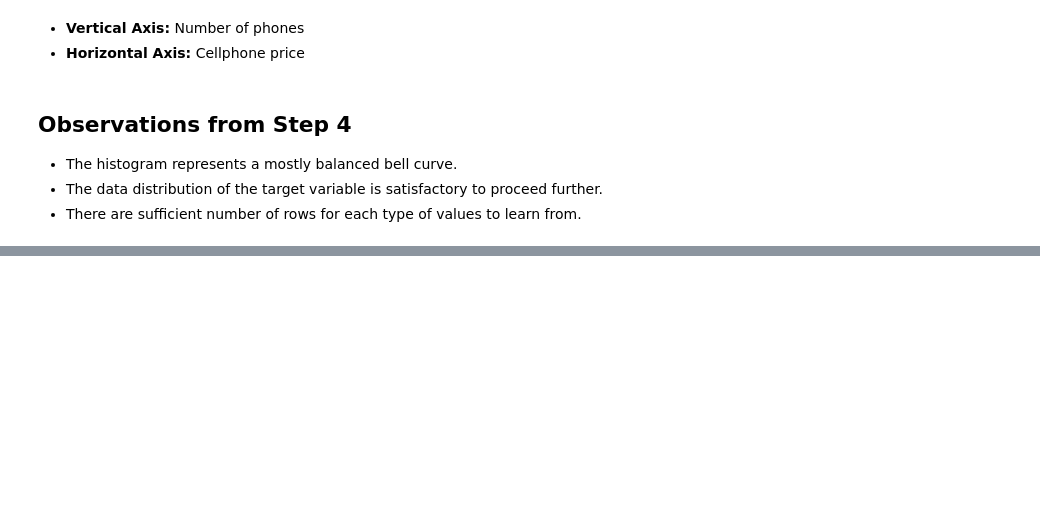
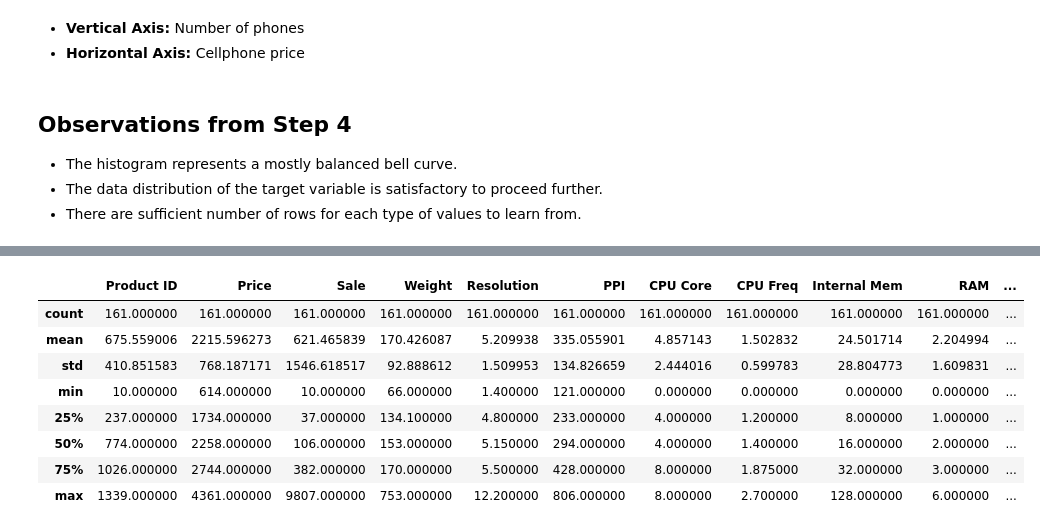
Before and after one commit to AdrianP03/ST1Capstone, a Jupyter notebook: ST1Capstone.ipynb, the cells around one changed output, grey strips where cells are left out. Cells and saved outputs as stored; diff of their text form; code cells hidden in the pictures; blank space fills up the shorter version.

```diff
--- a/ST1Capstone.ipynb
+++ b/ST1Capstone.ipynb
@@ -114,0 +176,13 @@ CellphoneData['Price'].hist()
+# %%
+# Looking at the descriptive statistics of the data
+CellphoneData.describe(include='all')
+# %% [output]
+|  | Product ID | Price | Sale | Weight | Resolution | PPI | CPU Core | CPU Freq | Internal Mem | RAM | ... |
+| count | 161.000000 | 161.000000 | 161.000000 | 161.000000 | 161.000000 | 161.000000 | 161.000000 | 161.000000 | 161.000000 | 161.000000 | ... |
+| mean | 675.559006 | 2215.596273 | 621.465839 | 170.426087 | 5.209938 | 335.055901 | 4.857143 | 1.502832 | 24.501714 | 2.204994 | ... |
+| std | 410.851583 | 768.187171 | 1546.618517 | 92.888612 | 1.509953 | 134.826659 | 2.444016 | 0.599783 | 28.804773 | 1.609831 | ... |
+| min | 10.000000 | 614.000000 | 10.000000 | 66.000000 | 1.400000 | 121.000000 | 0.000000 | 0.000000 | 0.000000 | 0.000000 | ... |
+| 25% | 237.000000 | 1734.000000 | 37.000000 | 134.100000 | 4.800000 | 233.000000 | 4.000000 | 1.200000 | 8.000000 | 1.000000 | ... |
+| 50% | 774.000000 | 2258.000000 | 106.000000 | 153.000000 | 5.150000 | 294.000000 | 4.000000 | 1.400000 | 16.000000 | 2.000000 | ... |
+| 75% | 1026.000000 | 2744.000000 | 382.000000 | 170.000000 | 5.500000 | 428.000000 | 8.000000 | 1.875000 | 32.000000 | 3.000000 | ... |
+| max | 1339.000000 | 4361.000000 | 9807.000000 | 753.000000 | 12.200000 | 806.000000 | 8.000000 | 2.700000 | 128.000000 | 6.000000 | ... |
```
Also changed, not shown: parts of 6 cells of this notebook.
